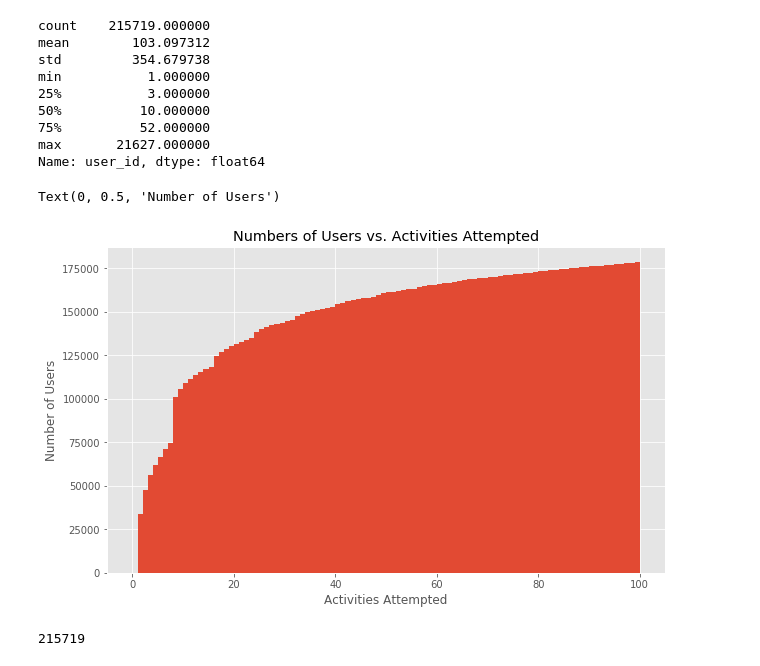
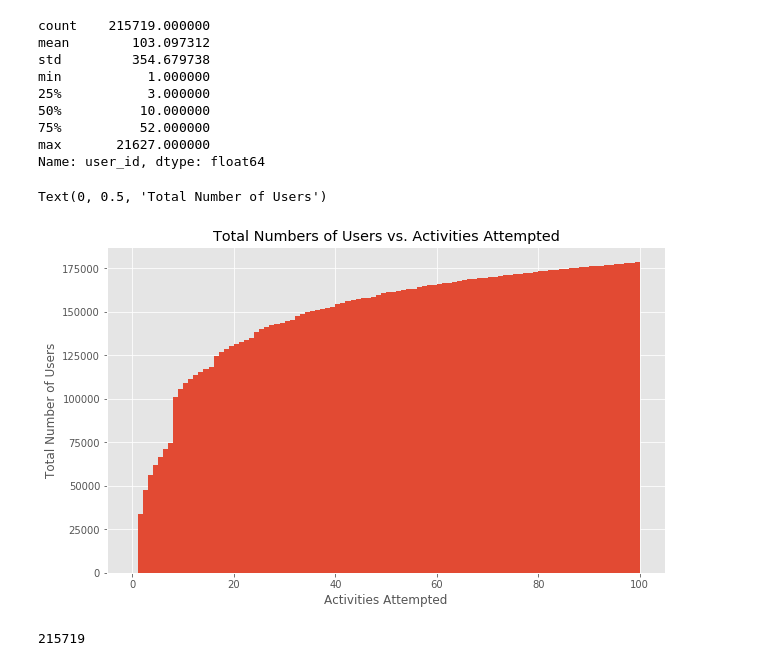
Before and after one commit to branlindsey/junyi_app_user, a Jupyter notebook: EDA.ipynb, the cells around one changed output. Cells and saved outputs as stored; diff of their text form; code cells hidden in the pictures.

```diff
--- a/EDA.ipynb
+++ b/EDA.ipynb
@@ -121,13 +121,13 @@ total_usage = data['user_id'].value_counts().sort_index()
 # %%
 fig, ax = plt.subplots(figsize=(10,6))
 
 ax.hist(total_usage, bins=100, range=(0,100), histtype='stepfilled', cumulative=True)
-ax.set_title('Numbers of Users vs. Activities Attempted')
+ax.set_title('Total Numbers of Users vs. Activities Attempted')
 ax.set_xlabel('Activities Attempted', size=12)
-ax.set_ylabel('Number of Users', size=12)
+ax.set_ylabel('Total Number of Users', size=12)
 # %% [output]
-Text(0, 0.5, 'Number of Users')
+Text(0, 0.5, 'Total Number of Users')
-[figure, old version]
+[figure, new version]
 # %%
 len(total_usage)
 # %% [output]
```
Also changed, not shown: parts of 1 cell of this notebook, 3 other files.
